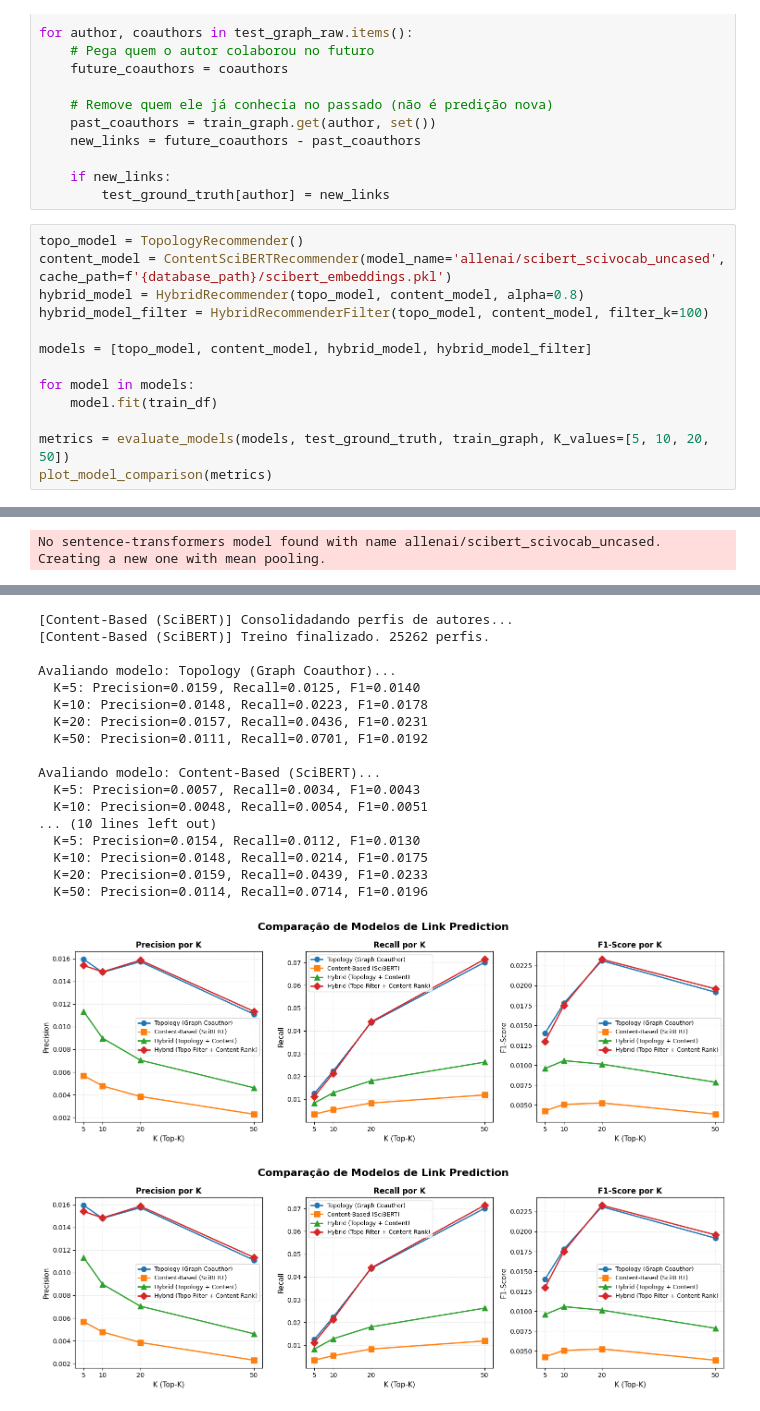
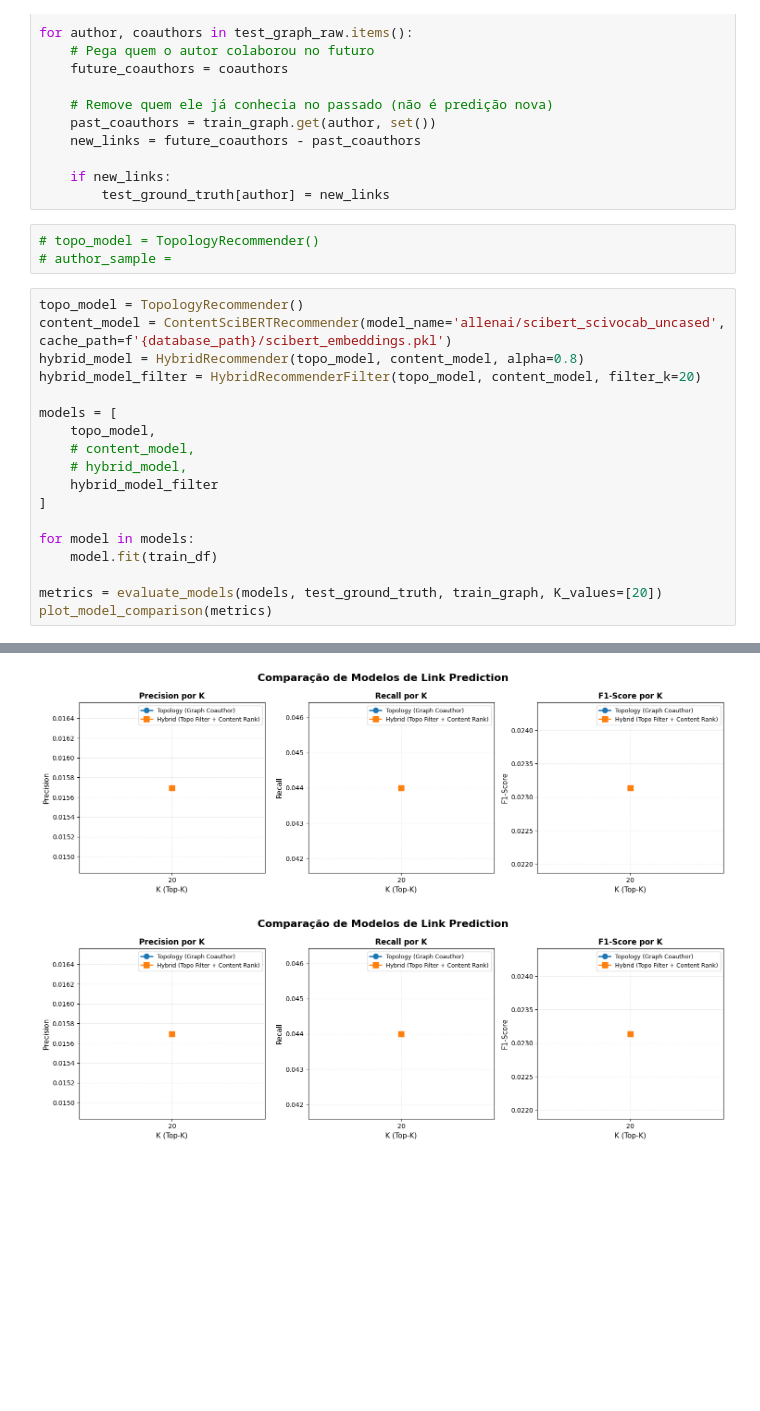
Before and after one commit to BSBContreras/link-prediction, a Jupyter notebook: link_prediction_model_hybrid_filter.ipynb, the cells around one changed output, grey strips where cells are left out. Drawn from its saved outputs; the diff is of its cells as text; blank space fills up the shorter version.

```diff
--- a/link_prediction_model_hybrid_filter.ipynb
+++ b/link_prediction_model_hybrid_filter.ipynb
@@ -405,18 +405,26 @@ for author, coauthors in test_graph_raw.items():
 
     if new_links:
         test_ground_truth[author] = new_links
+# %%
+# topo_model = TopologyRecommender()
+# author_sample =
 # %%
 topo_model = TopologyRecommender()
 content_model = ContentSciBERTRecommender(model_name='allenai/scibert_scivocab_uncased', cache_path=f'{database_path}/scibert_embeddings.pkl')
 hybrid_model = HybridRecommender(topo_model, content_model, alpha=0.8)
-hybrid_model_filter = HybridRecommenderFilter(topo_model, content_model, filter_k=100)
+hybrid_model_filter = HybridRecommenderFilter(topo_model, content_model, filter_k=20)
 
-models = [topo_model, content_model, hybrid_model, hybrid_model_filter]
+models = [
+    topo_model,
+    # content_model,
+    # hybrid_model,
+    hybrid_model_filter
+]
 
 for model in models:
     model.fit(train_df)
 
-metrics = evaluate_models(models, test_ground_truth, train_graph, K_values=[5, 10, 20, 50])
+metrics = evaluate_models(models, test_ground_truth, train_graph, K_values=[20])
 plot_model_comparison(metrics)
 # %% [output]
 [Content-Based (SciBERT)] Device selecionado: CUDA
@@ -426 +438,0 @@ plot_model_comparison(metrics)
-No sentence-transformers model found with name allenai/scibert_scivocab_uncased. Creating a new one with mean pooling.
@@ -442,19 +439,2 @@ Notes:
-[Content-Based (SciBERT)] Consolidadando perfis de autores...
-[Content-Based (SciBERT)] Treino finalizado. 25262 perfis.
-
-Avaliando modelo: Topology (Graph Coauthor)...
-  K=5: Precision=0.0159, Recall=0.0125, F1=0.0140
-  K=10: Precision=0.0148, Recall=0.0223, F1=0.0178
-  K=20: Precision=0.0157, Recall=0.0436, F1=0.0231
-  K=50: Precision=0.0111, Recall=0.0701, F1=0.0192
-
-Avaliando modelo: Content-Based (SciBERT)...
-  K=5: Precision=0.0057, Recall=0.0034, F1=0.0043
-  K=10: Precision=0.0048, Recall=0.0054, F1=0.0051
-... (10 lines left out)
-  K=5: Precision=0.0154, Recall=0.0112, F1=0.0130
-  K=10: Precision=0.0148, Recall=0.0214, F1=0.0175
-  K=20: Precision=0.0159, Recall=0.0439, F1=0.0233
-  K=50: Precision=0.0114, Recall=0.0714, F1=0.0196
-[figure, old version]
+[figure, new version]
-[figure, old version]
+[figure, new version]
```
Also changed, not shown: parts of 1 cell of this notebook, 2 other files.
